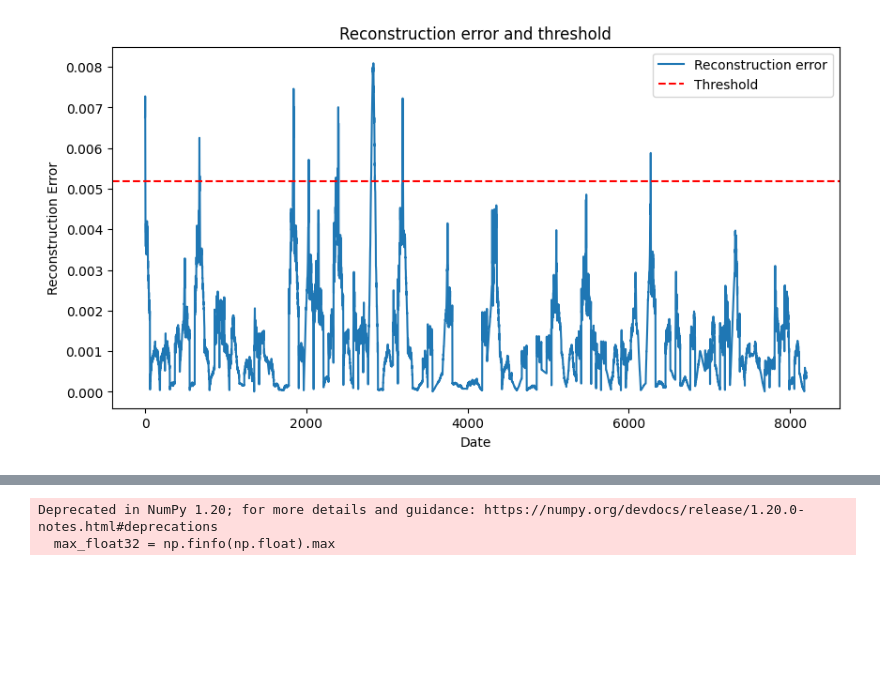
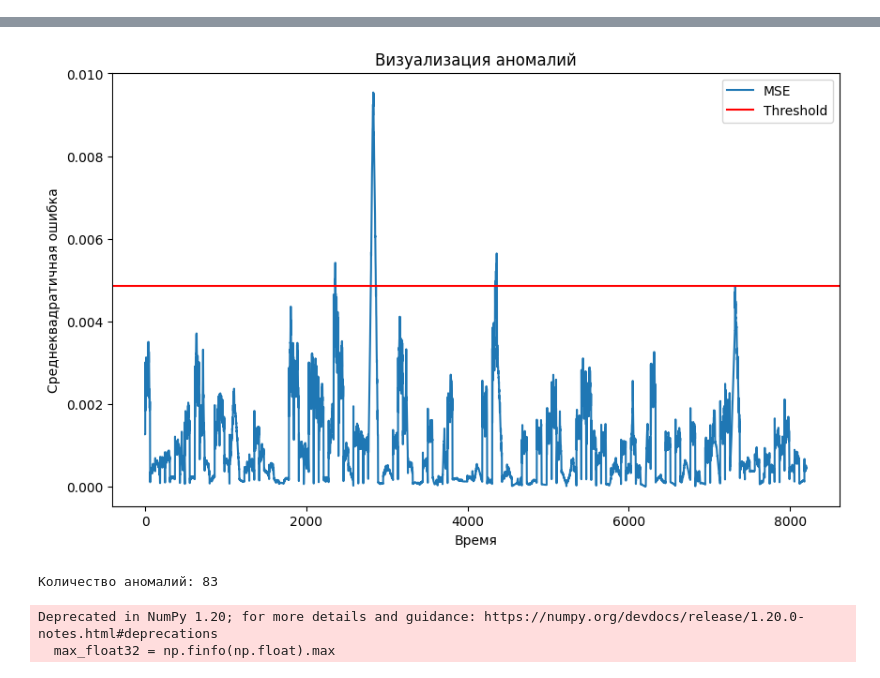
Before and after one commit to Ber-Ilya/modelica_building_energy_system, a Jupyter notebook: DBSCAN.ipynb, the cells around one changed output, grey strips where cells are left out. Drawn from its saved outputs; the diff is of its cells as text; code cells hidden in the pictures; blank space fills up the shorter version.

Commit message:
DBSCAN and autoencoder

```diff
--- a/DBSCAN.ipynb
+++ b/DBSCAN.ipynb
@@ -77,13 +92,0 @@ anomalies = mse > threshold
-# %%
-import matplotlib.pyplot as plt
-
-plt.figure(figsize=(10,5))
-plt.plot(mse, label='Reconstruction error')
-plt.axhline(y=threshold, color='r', linestyle='--', label='Threshold')
-plt.title('Reconstruction error and threshold')
-plt.xlabel('Date')
-plt.ylabel('Reconstruction Error')
-plt.legend(loc='best')
-plt.show()
-# %% [output]
-[figure, removed]
@@ -99,0 +93,28 @@ from sklearn.decomposition import PCA
+# %%
+import matplotlib.pyplot as plt
+
+# Прогнозируем значения на основе обученного автоэнкодера
+predicted = autoencoder.predict(X_train)
+
+# Вычисляем среднеквадратичную ошибку (MSE) между истинными и предсказанными значениями
+mse = np.mean(np.power(X_train[:,:,0] - predicted, 2), axis=1)
+
+# Определяем порог для определения аномалий, как 99-й процентиль значений MSE
+threshold = np.quantile(mse, 0.99)
+
+# Получаем булев массив, указывающий наличие аномалии в каждой точке данных (True - аномалия, False - не аномалия)
+anomalies = mse > threshold
+
+# Визуализация аномалий
+plt.figure(figsize=(10, 6))
+plt.plot(mse, label='MSE')
+plt.axhline(y=threshold, color='r', linestyle='-', label='Threshold')
+plt.title('Визуализация аномалий')
+plt.xlabel('Время')
+plt.ylabel('Среднеквадратичная ошибка')
+plt.legend(loc='best')
+plt.show()
+
+# Выводим количество аномалий
+print(f"Количество аномалий: {np.sum(anomalies)}")
+# %% [output]
@@ -100,3 +122,5 @@ from sklearn.decomposition import PCA
+[figure, added]
+Количество аномалий: 83
 # %%
 max_float32 = np.finfo(np.float).max
 train = np.where(np.isinf(df), max_float32, df)
```
Also changed, not shown: parts of 14 cells of this notebook.
